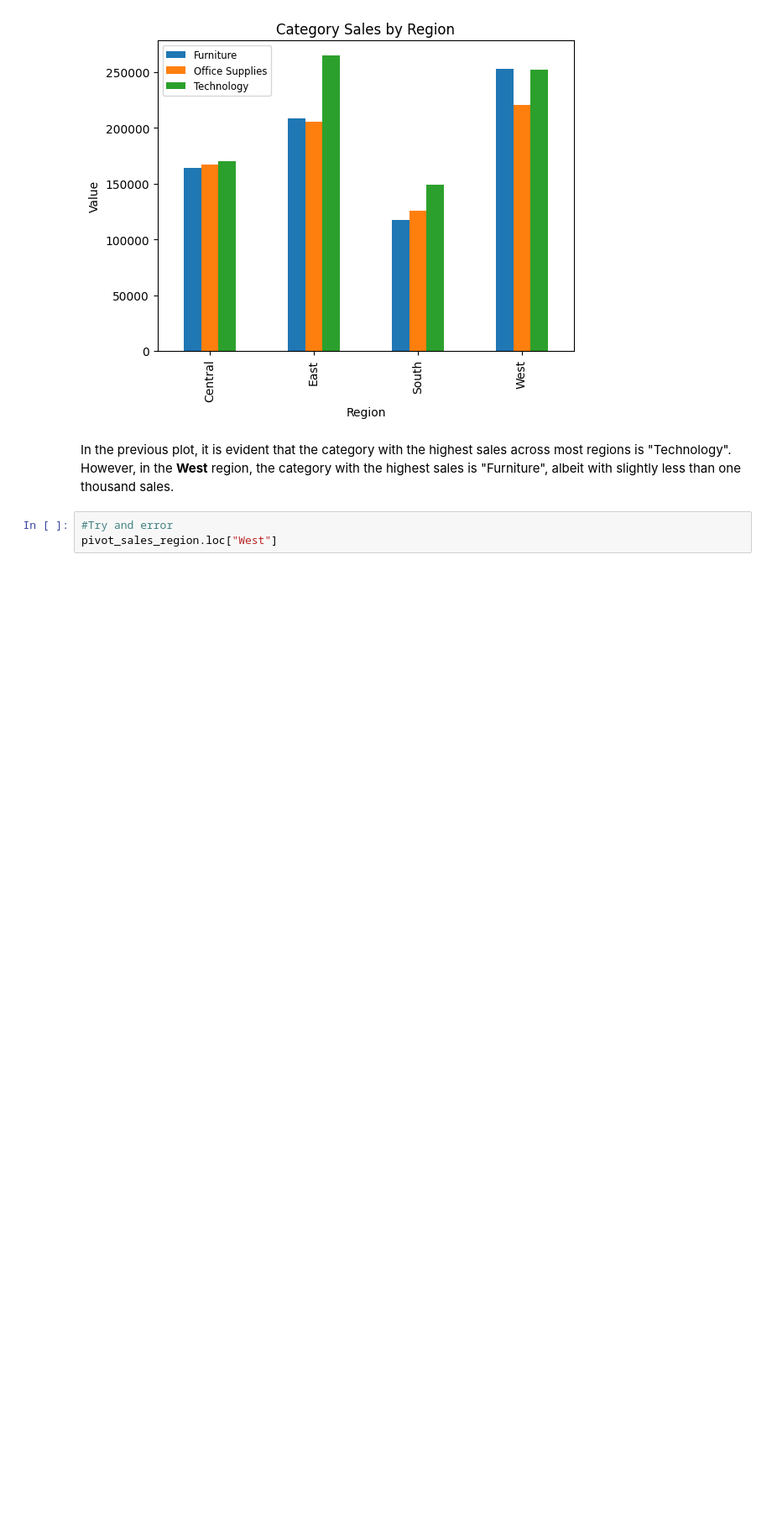
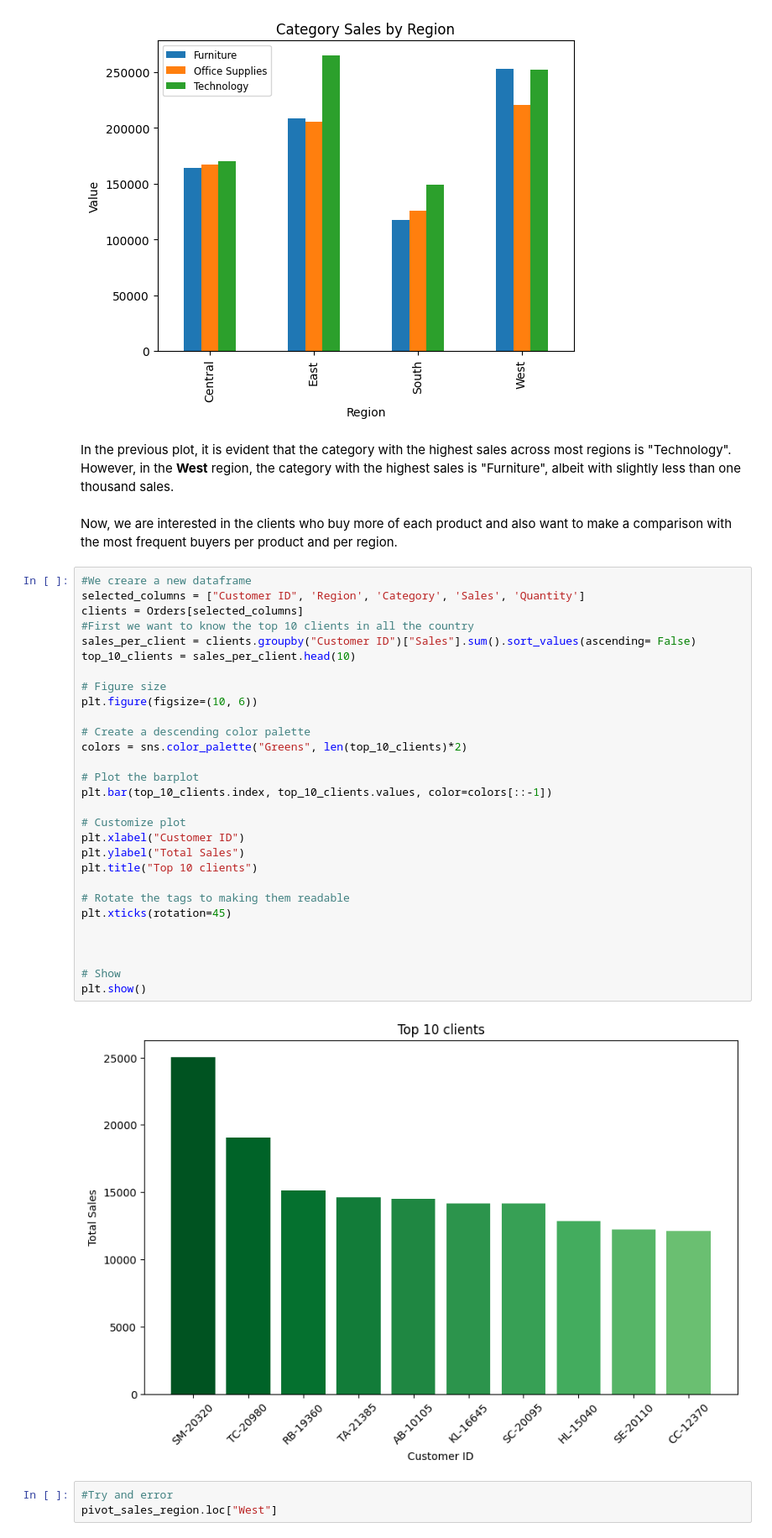
Before and after one commit to kennycp06/Superstore, a Jupyter notebook: Data exploration.ipynb, the cells around one changed output. Shown: that part at 84% size. Cells and saved outputs as stored; diff of their text form; blank space fills up the shorter version.

Commit message:
Data Viz for the Top 10 clients in all the country

```diff
--- a/Data exploration.ipynb
+++ b/Data exploration.ipynb
@@ -72,6 +73,39 @@ plt.show()
 [figure]
 # %% [markdown]
 In the previous plot, it is evident that the category with the highest sales across most regions is "Technology". However, in the **West** region, the category with the highest sales is "Furniture", albeit with slightly less than one thousand sales.
+# %% [markdown]
+Now, we are interested in the clients who buy more of each product and also want to make a comparison with the most frequent buyers per product and per region.
+# %%
+#We creare a new dataframe
+selected_columns = ["Customer ID", 'Region', 'Category', 'Sales', 'Quantity']
+clients = Orders[selected_columns]
+#First we want to know the top 10 clients in all the country
+sales_per_client = clients.groupby("Customer ID")["Sales"].sum().sort_values(ascending= False)
+top_10_clients = sales_per_client.head(10)
+
+# Figure size
+plt.figure(figsize=(10, 6))
+
+# Create a descending color palette
+colors = sns.color_palette("Greens", len(top_10_clients)*2)
+
+# Plot the barplot
+plt.bar(top_10_clients.index, top_10_clients.values, color=colors[::-1])
+
+# Customize plot
+plt.xlabel("Customer ID")
+plt.ylabel("Total Sales")
+plt.title("Top 10 clients")
+
+# Rotate the tags to making them readable
+plt.xticks(rotation=45)
+
+
+
+# Show
+plt.show()
+# %% [output]
+[figure, added]
 # %%
 #Try and error
 pivot_sales_region.loc["West"]
```
Also changed, not shown: parts of 3 cells of this notebook.
